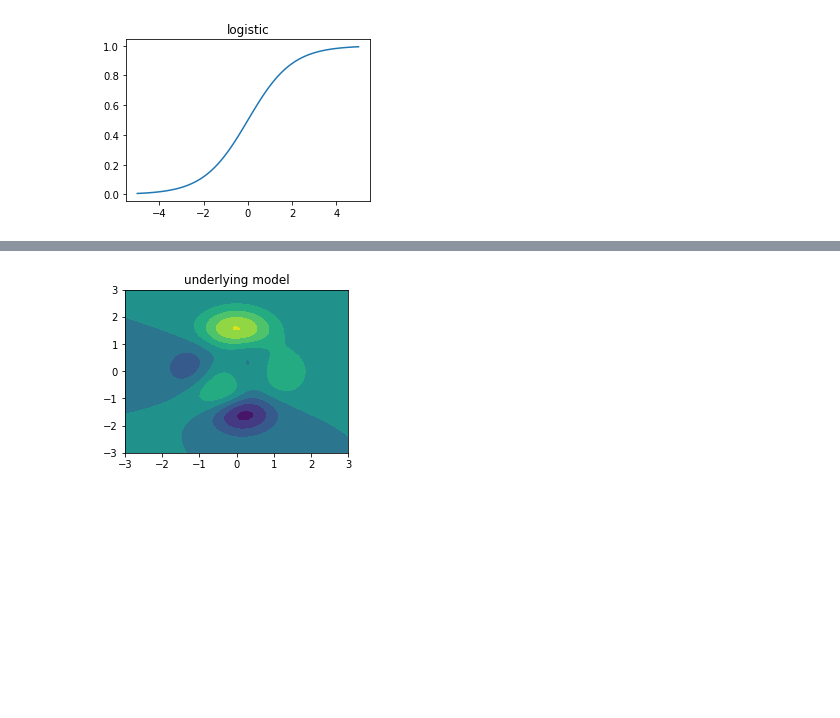
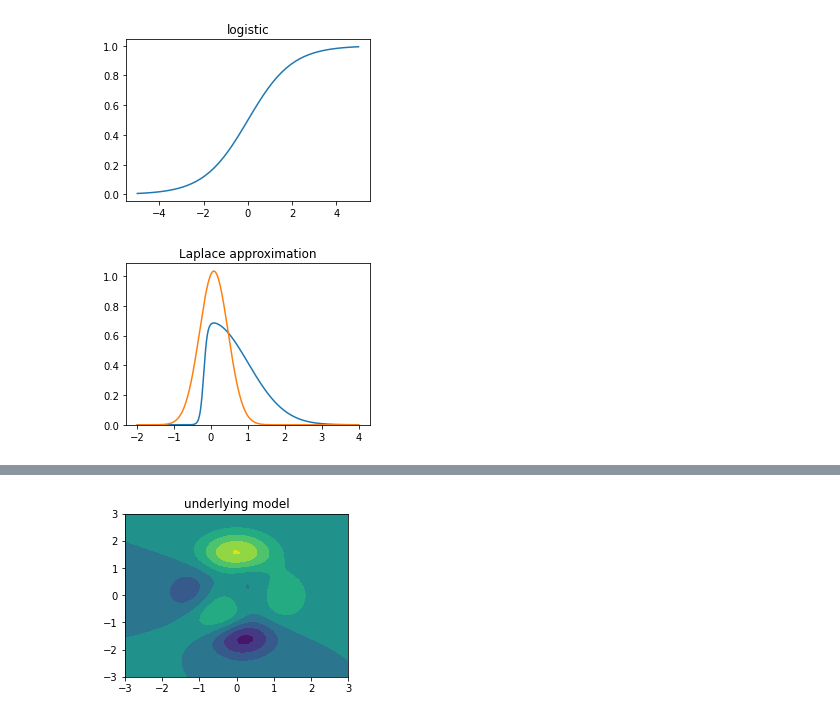
Before and after one commit to MGuo-Lab/oodx, a Jupyter notebook: notebooks/gaussian_processes.ipynb, the cells around one changed output, grey strips where cells are left out. Saved outputs shown, nothing was run; the diff lists cells and outputs as text; code cells hidden in the pictures; blank space fills up the shorter version.

```diff
--- a/notebooks/gaussian_processes.ipynb
+++ b/notebooks/gaussian_processes.ipynb
@@ -297,21 +299,21 @@ $$ \bar{y}(\textbf{x}_*) = \sum_i^n \alpha_i k(X_i, \textbf{x}_* ) $$
 
 This formulation is implemented in the Gaussian process regressor `formulation` method used in `sumomo`. The table below shows the agreement between the GPR `predict` method which implements the mean function formulation directly, the GPR `formulation` method which implements a *NumPy* formulation using summation notation inplace of matrix operations comparable to formulations necessitated by optimisation solvers in *Pyomo*, and the `posterior` method coded in this notebook.
 # %%
-x = np.array(0.420).reshape(-1, 1)
+x_new = np.array(0.420).reshape(-1, 1)
 print('{:16} {:16} {:16}'.format('', 'mean', 'std'))
 
 # GPR predict()
 gpr = GPR()
 gpr.fit(X, f)
-p, s = gpr.predict(x, return_std=True)
+p, s = gpr.predict(x_new, return_std=True)
 print('{:16} {:<16.8f} {:<16.8f}'.format('GPR predict', p.ravel()[0], s[0]))
 
 # GPR formulation()
-pred, sig = gpr.formulation(x, return_std=True)
+pred, sig = gpr.formulation(x_new, return_std=True)
 print('{:16} {:<16.8f} {:<16.8f}'.format('GPR formulation', pred[0], sig[0]))
 
 # posterior()
-prediction, var = posterior(X, f, x, np.sqrt(gpr.constant_value), gpr.length_scale, np.sqrt(gpr.noise))
+prediction, var = posterior(X, f, x_new, np.sqrt(gpr.constant_value), gpr.length_scale, np.sqrt(gpr.noise))
 std = np.sqrt(np.diag(var))
 print('{:16} {:<16.8f} {:<16.8f}'.format('posterior', prediction[0], std[0]))
 # %% [output]
@@ -343,3 +358,29 @@ plt.title('logistic')
 plt.tight_layout()
 # %% [output]
 [figure]
+# %%
+def non_gaussian(x):
+    return np.exp( - x ** 2 / 2) * logistic(20 * x + 4)
+
+def d2df2(x):
+    return 1 + 400 * np.exp(20 * x + 4) / (np.exp(20 * x + 4) + 1) ** 2
+
+min_val = -2
+max_val = 4
+n_bins = 1000
+
+z = np.linspace(min_val, max_val, n_bins+1)
+p_z = non_gaussian(z)
+area = sum(p_z) * (max_val - min_val) / n_bins
+mode = z[np.argmax(p_z)]
+norm_p = p_z / area
+
+plt.figure(figsize=(4, 3))
+plt.plot(z, norm_p)
+plt.plot(z, stats.norm.pdf(z, mode, 1 / d2df2(mode)))
+plt.ylim((0, None))
+plt.title('Laplace approximation')
+
+plt.tight_layout()
+# %% [output]
+[figure, added]
```
Also changed, not shown: parts of 38 cells of this notebook, 1 other file.
